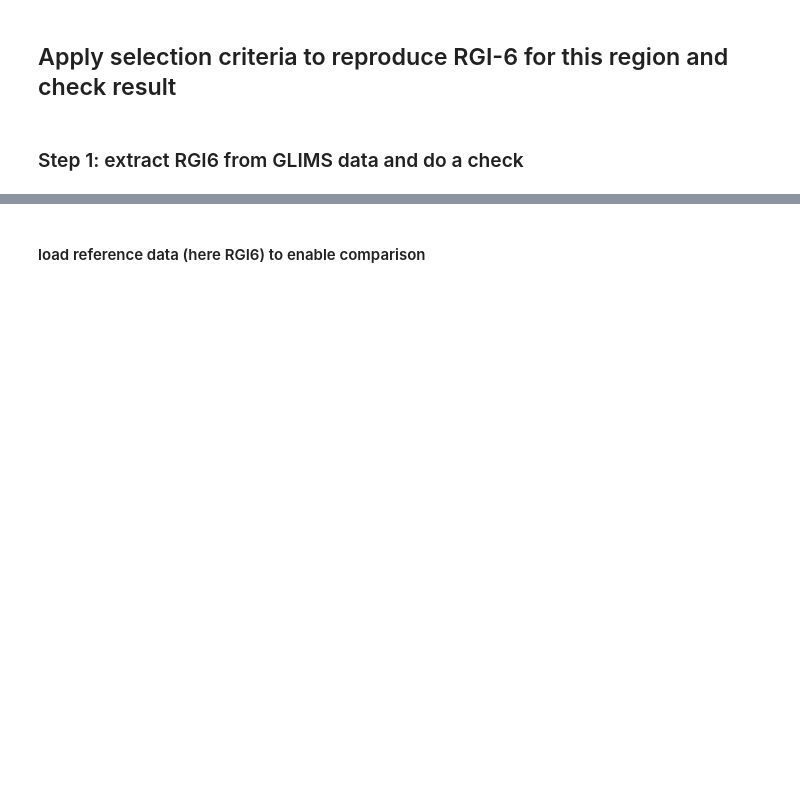
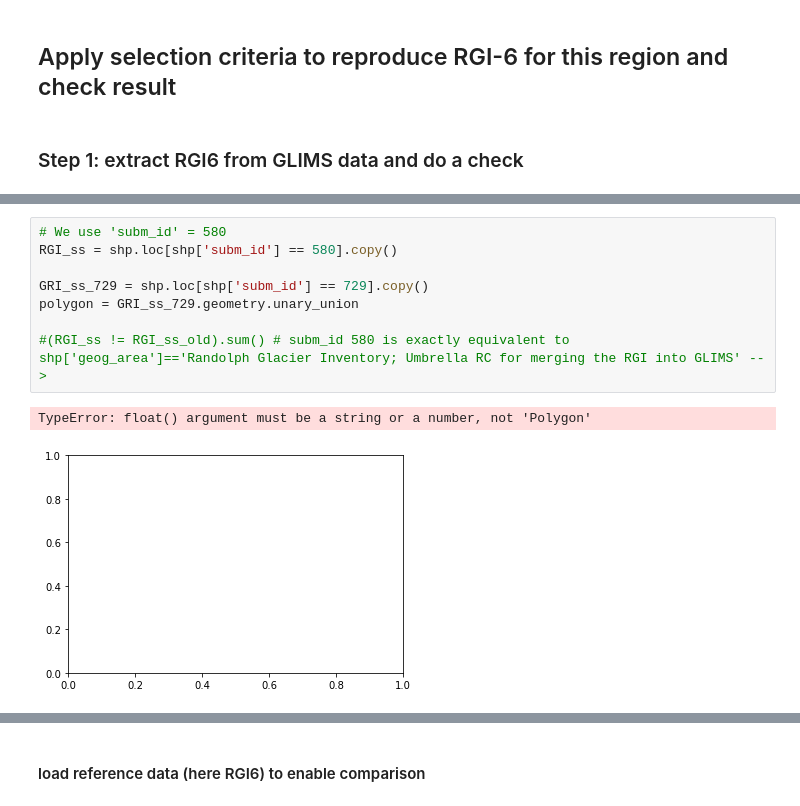
Before and after one commit to GLIMS-RGI/rgi7_scripts, a Jupyter notebook: workflow/RGI05.ipynb, the cells around one changed output, grey strips where cells are left out. Cells and saved outputs as stored; diff of their text form; blank space fills up the shorter version.

```diff
--- a/workflow/RGI05.ipynb
+++ b/workflow/RGI05.ipynb
@@ -77,3 +76,14 @@ print(shp['geog_area'])
 25222                 Greenland
 25223                 Greenland
 Name: geog_area, Length: 25224, dtype: object
+# %%
+# We use 'subm_id' = 580
+RGI_ss = shp.loc[shp['subm_id'] == 580].copy()
+
+GRI_ss_729 = shp.loc[shp['subm_id'] == 729].copy()
+polygon = GRI_ss_729.geometry.unary_union
+
+#(RGI_ss != RGI_ss_old).sum() # subm_id 580 is exactly equivalent to shp['geog_area']=='Randolph Glacier Inventory; Umbrella RC for merging the RGI into GLIMS' -->
+# %% [output]
+TypeError: float() argument must be a string or a number, not 'Polygon'
+[figure, added]
```
Also changed, not shown: parts of 4 cells of this notebook.
